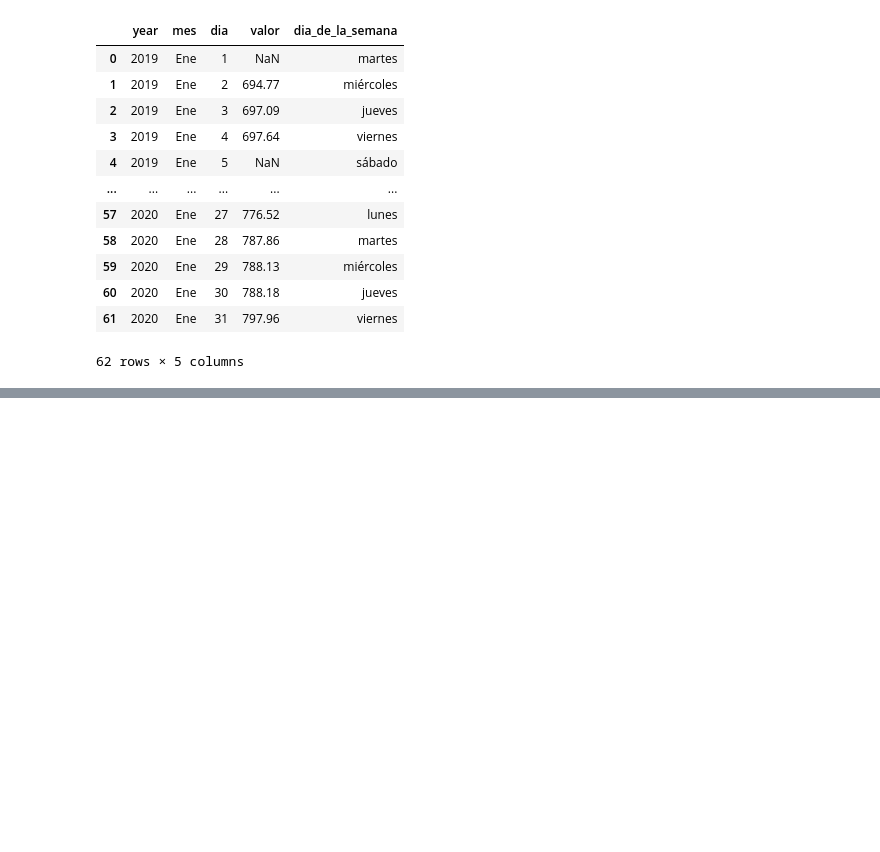
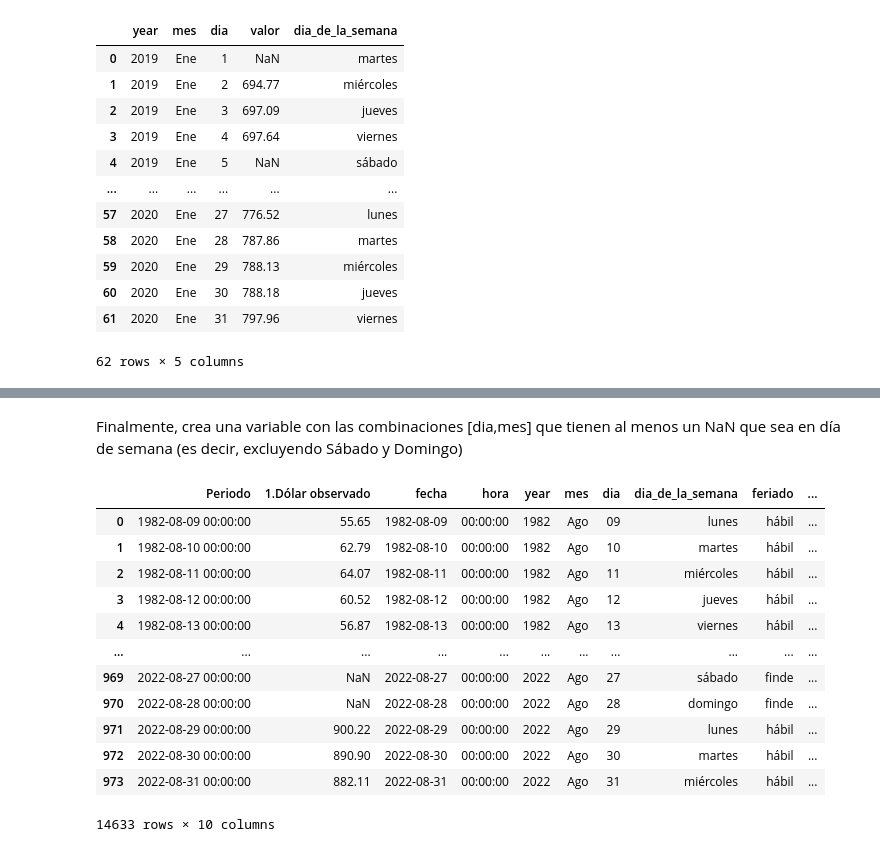
Before and after one commit to vmlandae/tarea1-add, a Jupyter notebook: notebooks/3_nb_CatitaR.ipynb, the cells around one changed output, grey strips where cells are left out. Saved outputs shown, nothing was run; the diff lists cells and outputs as text; code cells hidden in the pictures; blank space fills up the shorter version.

```diff
--- a/notebooks/3_nb_CatitaR.ipynb
+++ b/notebooks/3_nb_CatitaR.ipynb
@@ -183,0 +692,6 @@ df_sii.head(62)
+# %%
+#### Luego, extiende la variable dia_de_la_semana para todos los valores
+df_bc_all['dia_de_la_semana'] = df_bc_all['year'].map(str)+ df_bc_all['mes'].map(str)+'.'+df_bc_all['dia'].map(str)
+df_bc_all_dias = df_bc_all[~df_bc_all["dia_de_la_semana"].str.contains('Feb30|Feb31|Abr31|Jun31|Sep31|Nov31')]
+df_bc_all_dias['dia_de_la_semana'] = list(map(lambda x: datetime.datetime.strptime(x,"%Y%b%d").strftime("%A"), df_bc_all_dias['dia_de_la_semana']))
+df_bc_all_dias.dtypes
@@ -183,0 +708,3 @@ df_sii.head(62)
+# %%
+df_bc_all_dias.reset_index(drop=True, inplace=True)
+df_bc_all_dias.columns
@@ -183,0 +717,12 @@ df_sii.head(62)
+# %%
+def feriados(df):
+    if pd.isna(df["1.Dólar observado"]) and (df["dia_de_la_semana"]=="lunes" or df["dia_de_la_semana"]=="martes" or df["dia_de_la_semana"]=="miércoles" or df["dia_de_la_semana"]=="jueves" or df["dia_de_la_semana"]=="viernes"):
+        val="feriado"
+    elif  pd.isna(df["1.Dólar observado"]) and (df["dia_de_la_semana"]=="sábado" or df["dia_de_la_semana"]=="domingo"):
+        val="finde"
+    else:
+        val="hábil"
+    return val
+# %%
+df_bc_all_dias["feriado"]=df_bc_all_dias.apply(feriados, axis=1)
+df_bc_all_dias.head(123)
@@ -183,0 +743,22 @@ df_sii.head(62)
+# %% [markdown]
+Finalmente, crea una variable con las combinaciones [dia,mes] que tienen al menos un NaN que sea en día de semana (es decir, excluyendo Sábado y Domingo)
+# %%
+### creando una variable dia/mes
+df_bc_all_dias["dia/mes"]=df_bc_all_dias["dia"].astype(str)+df_bc_all_dias["mes"].astype(str)
+df_bc_all_dias
+
+df_bc_all_dias
+# %% [output]
+|  | Periodo | 1.Dólar observado | fecha | hora | year | mes | dia | dia_de_la_semana | feriado | ... |
+| 0 | 1982-08-09 00:00:00 | 55.65 | 1982-08-09 | 00:00:00 | 1982 | Ago | 09 | lunes | hábil | ... |
+| 1 | 1982-08-10 00:00:00 | 62.79 | 1982-08-10 | 00:00:00 | 1982 | Ago | 10 | martes | hábil | ... |
+| 2 | 1982-08-11 00:00:00 | 64.07 | 1982-08-11 | 00:00:00 | 1982 | Ago | 11 | miércoles | hábil | ... |
+| 3 | 1982-08-12 00:00:00 | 60.52 | 1982-08-12 | 00:00:00 | 1982 | Ago | 12 | jueves | hábil | ... |
+| 4 | 1982-08-13 00:00:00 | 56.87 | 1982-08-13 | 00:00:00 | 1982 | Ago | 13 | viernes | hábil | ... |
+| ... | ... | ... | ... | ... | ... | ... | ... | ... | ... | ... |
+| 969 | 2022-08-27 00:00:00 | NaN | 2022-08-27 | 00:00:00 | 2022 | Ago | 27 | sábado | finde | ... |
+| 970 | 2022-08-28 00:00:00 | NaN | 2022-08-28 | 00:00:00 | 2022 | Ago | 28 | domingo | finde | ... |
+| 971 | 2022-08-29 00:00:00 | 900.22 | 2022-08-29 | 00:00:00 | 2022 | Ago | 29 | lunes | hábil | ... |
+| 972 | 2022-08-30 00:00:00 | 890.90 | 2022-08-30 | 00:00:00 | 2022 | Ago | 30 | martes | hábil | ... |
+| 973 | 2022-08-31 00:00:00 | 882.11 | 2022-08-31 | 00:00:00 | 2022 | Ago | 31 | miércoles | hábil | ... |
+14633 rows × 10 columns
```
Also changed, not shown: parts of 85 cells of this notebook.
